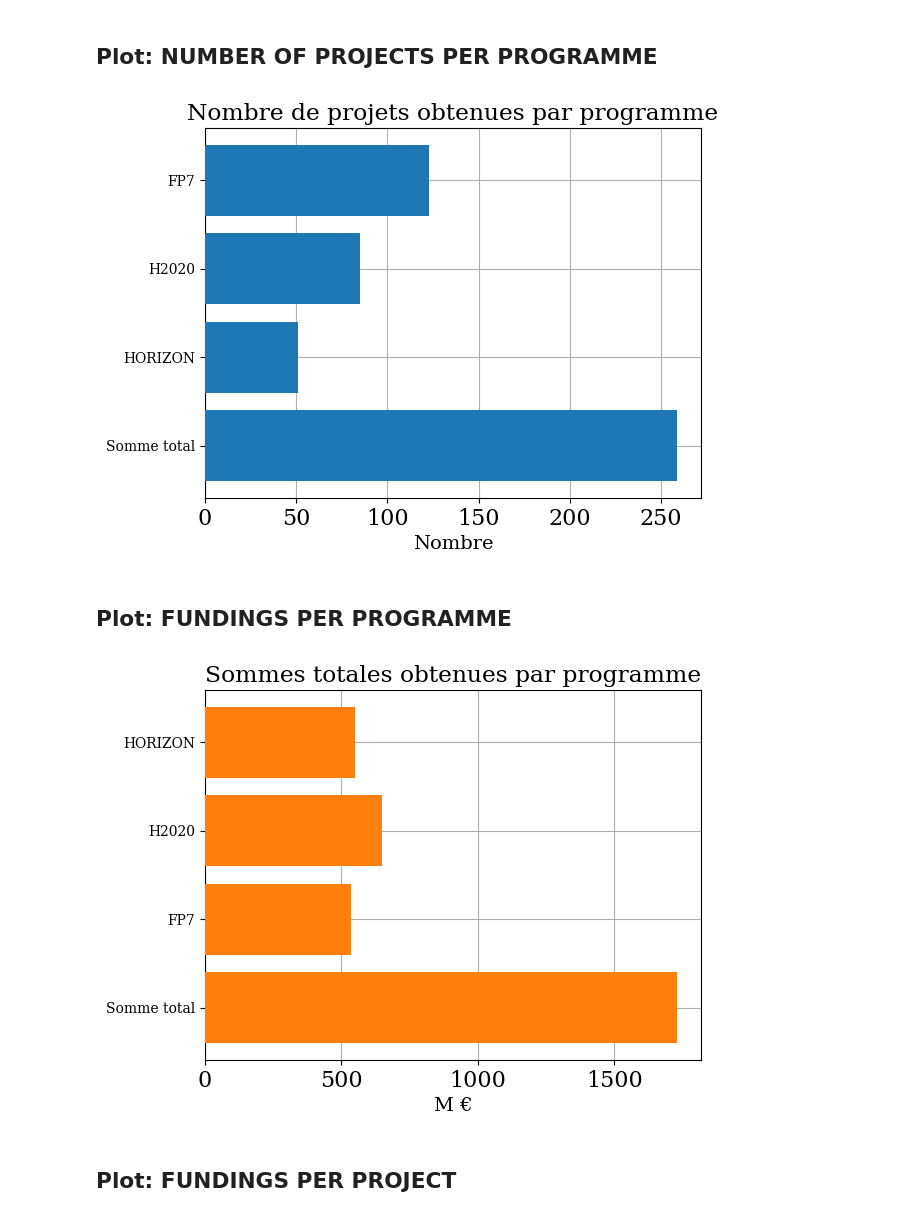
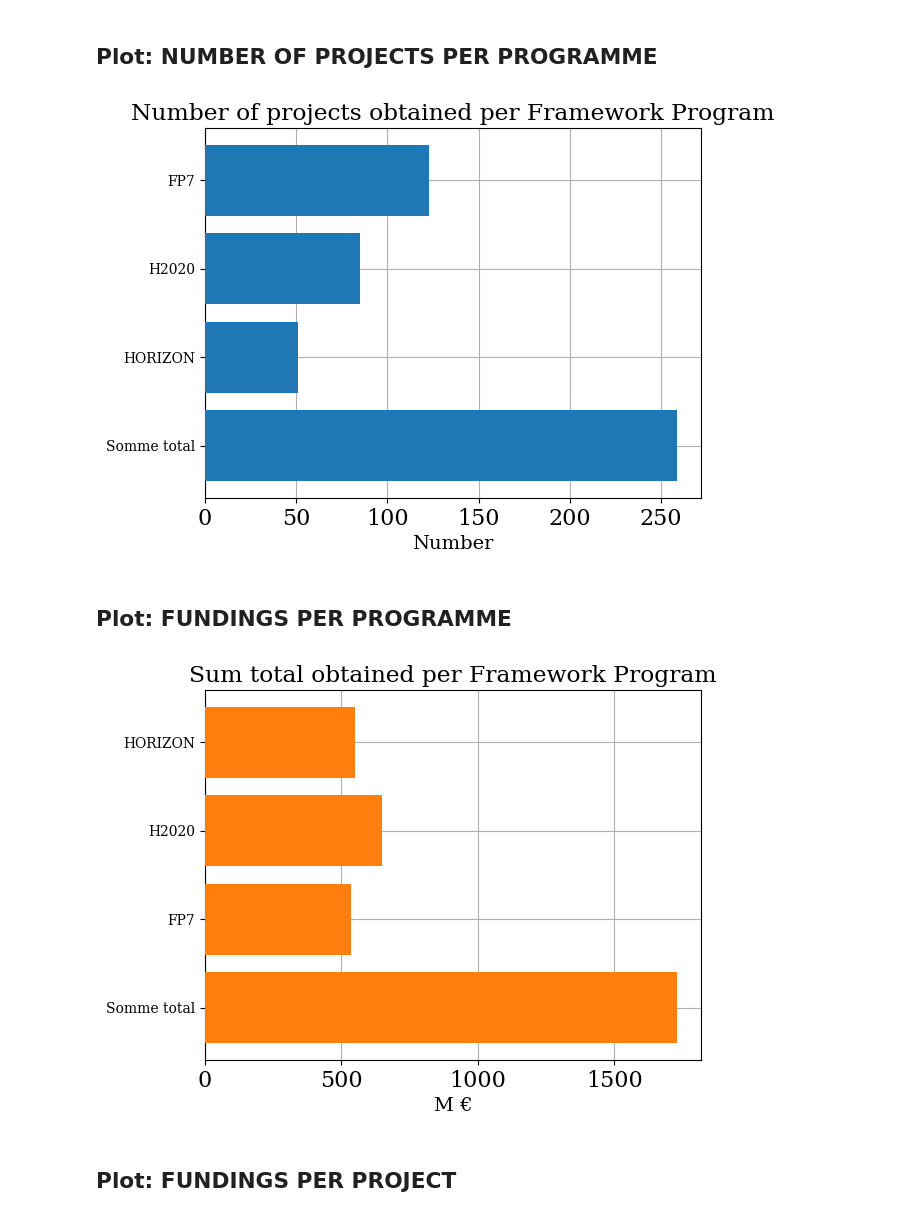
Before and after one commit to sciences-citoyennes/Future-Earth-Workshop, a Jupyter notebook: Future Earth - Follow the Money.ipynb, the cells around one changed output. Cells and saved outputs as stored; diff of their text form; code cells hidden in the pictures.

```diff
--- a/Future Earth - Follow the Money.ipynb
+++ b/Future Earth - Follow the Money.ipynb
@@ -28,11 +33,13 @@ import matplotlib.pyplot as plt
 # %%
-# 1) pick a company to analyse (can pick multiple but picking a single one first is suggested)
+# STEP 1) Replace AIRBUS with chosen company name in CAPITAL LETTERS (can pick multiple companies but picking a single one first is suggested)
 Entreprises = ['AIRBUS']
 
-# 2) Choose over which programs you want to analyze
-Prog = {1: 'HORIZON', 2: 'H2020', 3: 'FP7', 4: 'FP6'}
-IncludeProgrammes = [1,2,3] #FP6 dataset is messy and has missing information so it may skew the results
+Prog = {1: 'HORIZON', 2: 'H2020', 3: 'FP7'} #(4: 'FP6') excluding FP6 from the workshop because it is messy and has missing information
 
-# 3) Pick the keywords you want information on
-KeyWords = [] # you can leave this list empty and it will plot all of the keywords
+# STEP 2) Type the number followed by a comma for each of the Framework Programs you chose, for example: IncludeProgrammes = [1,2,3]
+IncludeProgrammes = [1,2,3]
+
+#OPTIONAL) type a few keywords from the official EuroSciVoc list, for example KeyWords = ['artificial intelligence','energy and fuels']
+#   Leaving this blank will plot all of the keywords used to describe the project
+KeyWords = ['artificial intelligence','energy and fuels']
 # %% [markdown]
@@ -165,19 +177,19 @@ plt.rc('font',family='serif')
 # %%
 """
 #####################
 # Comp. number of projects
 #####################
 """
 plt.rc('ytick', labelsize=10)
 plt.rc('xtick', labelsize=16)
 plt.figure()
 plt.barh(TotalNum_ProgR.index,TotalNum_ProgR,color = 'tab:blue',zorder=3)
 plt.grid()
-plt.title('Nombre de projets obtenues par programme')
-plt.xlabel('Nombre')
+plt.title('Number of projects obtained per Framework Program')
+plt.xlabel('Number')
 plt.show()
 # %% [output]
-[figure, old version]
+[figure, new version]
 # %% [markdown]
 ## Plot: FUNDINGS PER PROGRAMME
 # %%
@@ -191,11 +203,11 @@ plt.rc('xtick', labelsize=16)
 plt.figure()
 plt.barh(TotalFunds_ProgR.index,TotalFunds_ProgR,color = 'tab:orange',zorder=3)
 plt.grid()
-plt.title('Sommes totales obtenues par programme')
+plt.title('Sum total obtained per Framework Program')
 plt.xlabel('M €')
 plt.show()
 # %% [output]
-[figure, old version]
+[figure, new version]
 # %% [markdown]
 ## Plot: FUNDINGS PER PROJECT
 # %%
```
Also changed, not shown: parts of 14 cells of this notebook.
